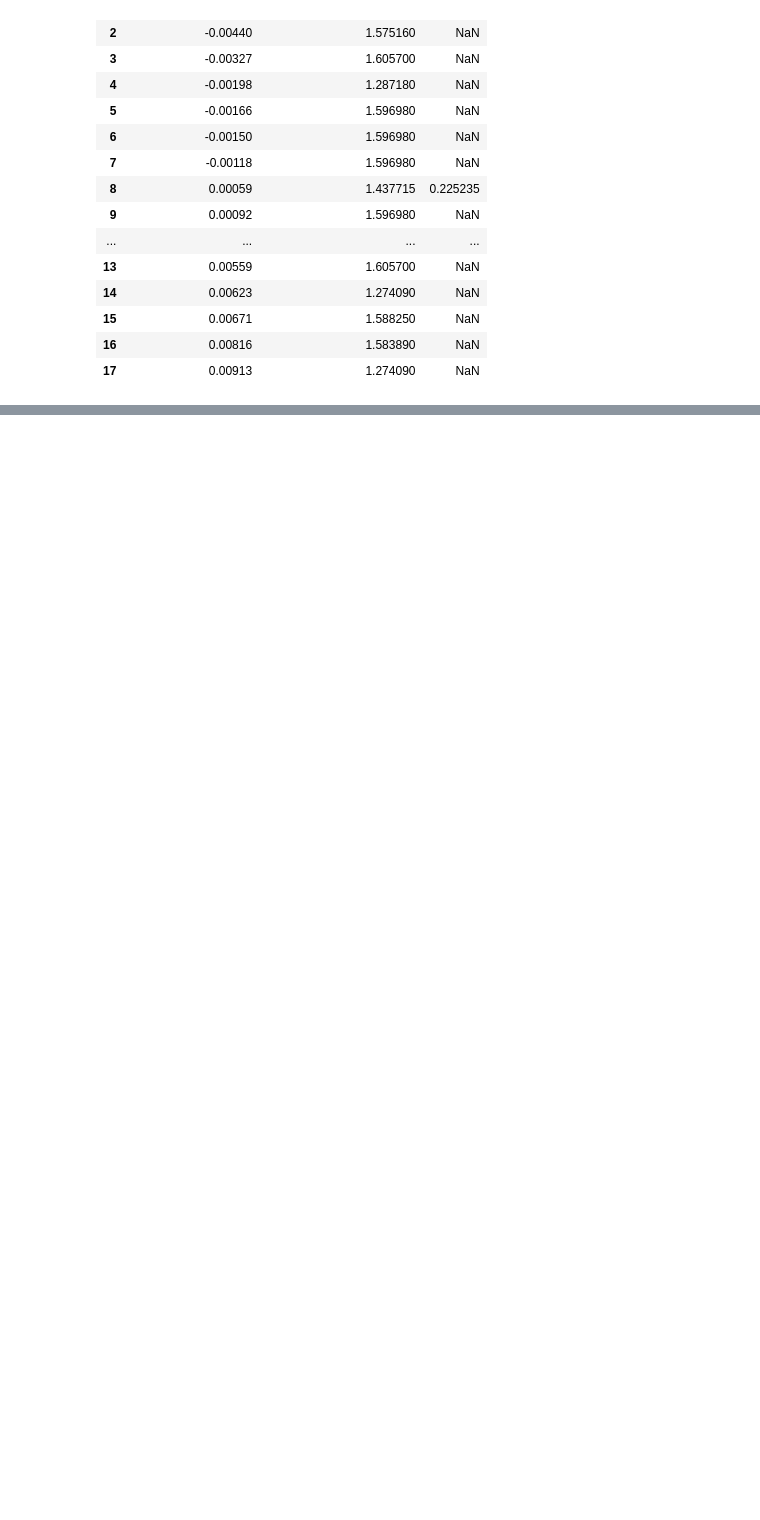
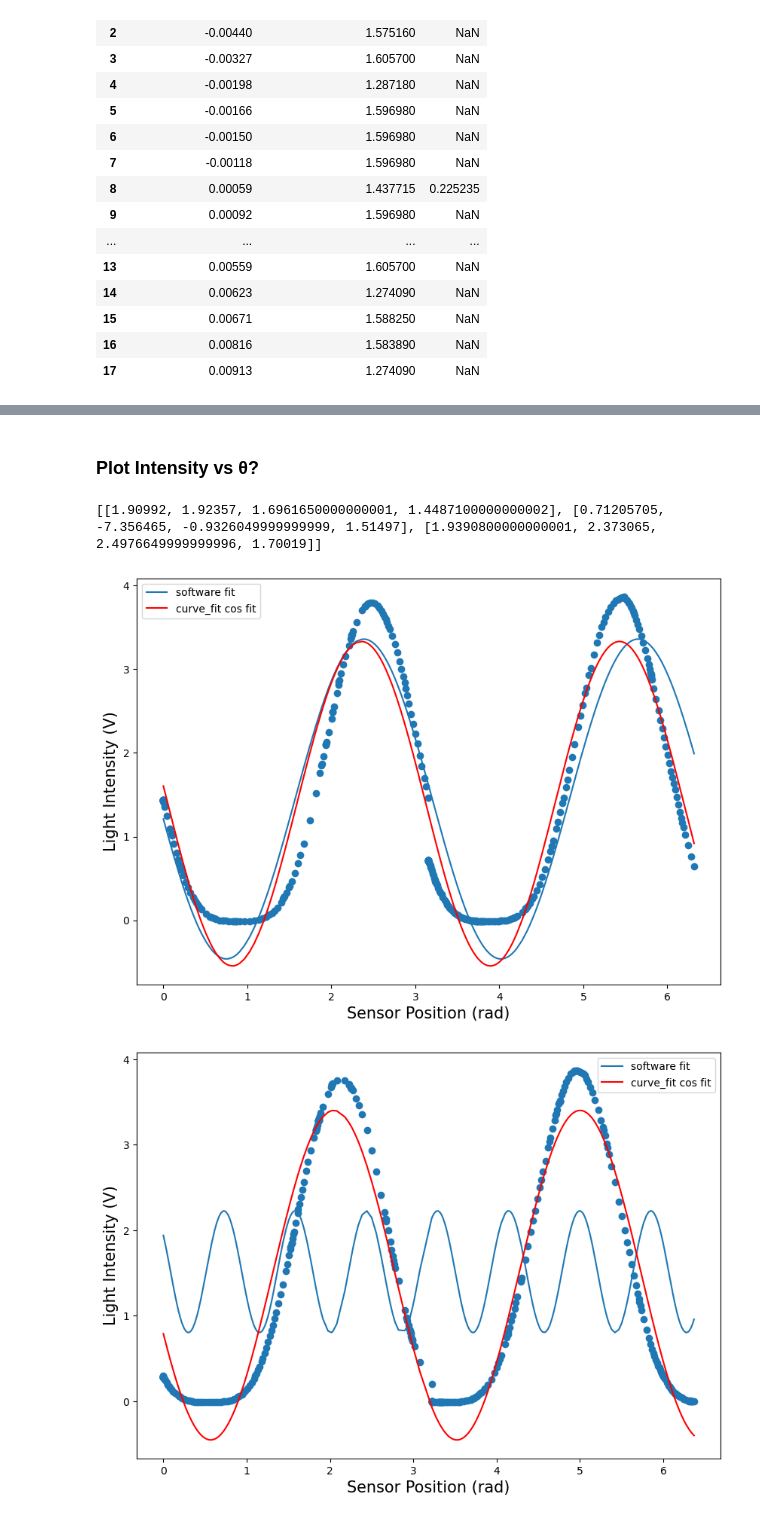
Before and after one commit to ijessicachen/PhysicsData, a Jupyter notebook: PHY294_PolarizationOfLight/MalusLaw.ipynb, the cells around one changed output, grey strips where cells are left out. Saved outputs shown, nothing was run; the diff lists cells and outputs as text; code cells hidden in the pictures; blank space fills up the shorter version.

```diff
--- a/PHY294_PolarizationOfLight/MalusLaw.ipynb
+++ b/PHY294_PolarizationOfLight/MalusLaw.ipynb
@@ -171,0 +304,75 @@ display(test_db)
+# %% [markdown]
+### Plot Intensity vs θ?
+# %%
+# figure out the lines of best fit
+# I will just take the average of the best fit (provided by the
+#software) for both halves
+# y = a*cos(bx+c)+d
+
+params = []
+# 4
+params.append([(1.92160 + 1.89824)/2,
+               (1.89208 + 1.95506)/2,
+               (1.54285 + 1.84948)/2,
+               (1.44313 + 1.45429)/2])
+# 5
+params.append([(-517.34590*10**(-3) + 1.94146)/2,
+               (-12.45300 - 2.25993)/2,
+               (-5.81020 + 3.94499)/2,
+               (1.38296 + 1.64698)/2])
+# 6
+params.append([(1.96415 + 1.91401)/2,
+               (2.31062 + 2.43551)/2,
+               (8.66311 - 3.66778)/2,
+               (1.64724 + 1.75314)/2])
+
+print(params)
+# %% [output]
+[[1.90992, 1.92357, 1.6961650000000001, 1.4487100000000002], [0.71205705, -7.356465, -0.9326049999999999, 1.51497], [1.9390800000000001, 2.373065, 2.4976649999999996, 1.70019]]
+# %%
+from scipy.optimize import curve_fit
+
+# prep for lines of best fit with scipy curve_fit
+# I(θ) = I0*[cos(θ)]^2
+def malus(x, a):
+    return a * (np.cos(x))**2
+
+# y = a*cos(bx+c)+d
+def fit(x, a, b, c, d):
+    return a * np.cos(b*x + c) + d
+# %%
+# Intensity vs θ
+for i in range(0, len(ex2)):
+    # make the data
+    x = np.array(ex2[i]['Sensor Position (Radians)'].to_list()) # θ
+    y = np.array(ex2[i]['Light Intensity (Volts)'].to_list()) # intensity
+    # MAKE ERRORBARS
+
+    # plot data
+    fig, ax = plt.subplots()
+    ax.scatter(x, y)
+    ax.set_ylabel("Light Intensity (V)", fontsize=15)
+    ax.set_xlabel("Sensor Position (rad)", fontsize=15)
+    #ax.errorbar(x, y, xerr=x_err, yerr=y_err[i], fmt='none')
+
+    # plot line of best fit from software data
+    # y = a*cos(bx+c)+d
+    ax.plot(x, params[i][0]*np.cos(params[i][1]*x + params[i][2])+params[i][3], label="software fit")
+
+    # plot with curve_fit
+    # MAYBE MALUS IS FOR INTENSITY VS COS^2?
+    #popt, pcov = curve_fit(malus, x, y, p0 = (15))
+    #ax.plot(x, malus(x, *popt), label='malus', color='orange')
+    #print(popt)
+
+    popt, pcov = curve_fit(fit, x, y, p0 = (1.90992, 1.92357, 1.6961650000000001, 1.4487100000000002))
+    ax.plot(x, fit(x, *popt), label='curve_fit cos fit', color='red')
+
+    # save
+    fig.set_size_inches(10, 7)
+    ax.legend()
+    name = "3p_intensityvstheta_" + str(i) + ".png"
+    fig.savefig(name, bbox_inches='tight', pad_inches=0.5)
+# %% [output]
+[figure, added]
+[figure, added]
```
Also changed, not shown: parts of 18 cells of this notebook, 16 other files.
